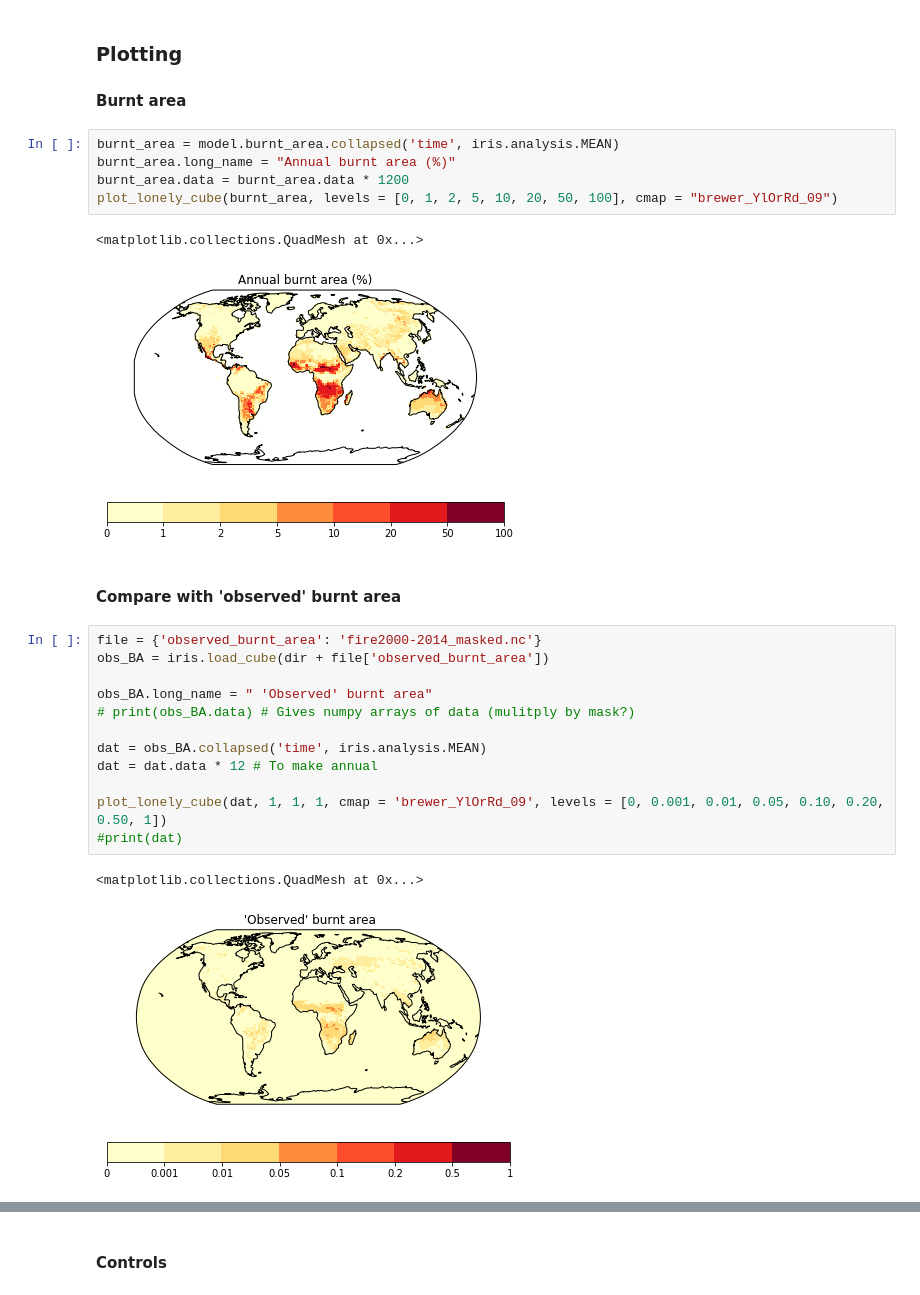
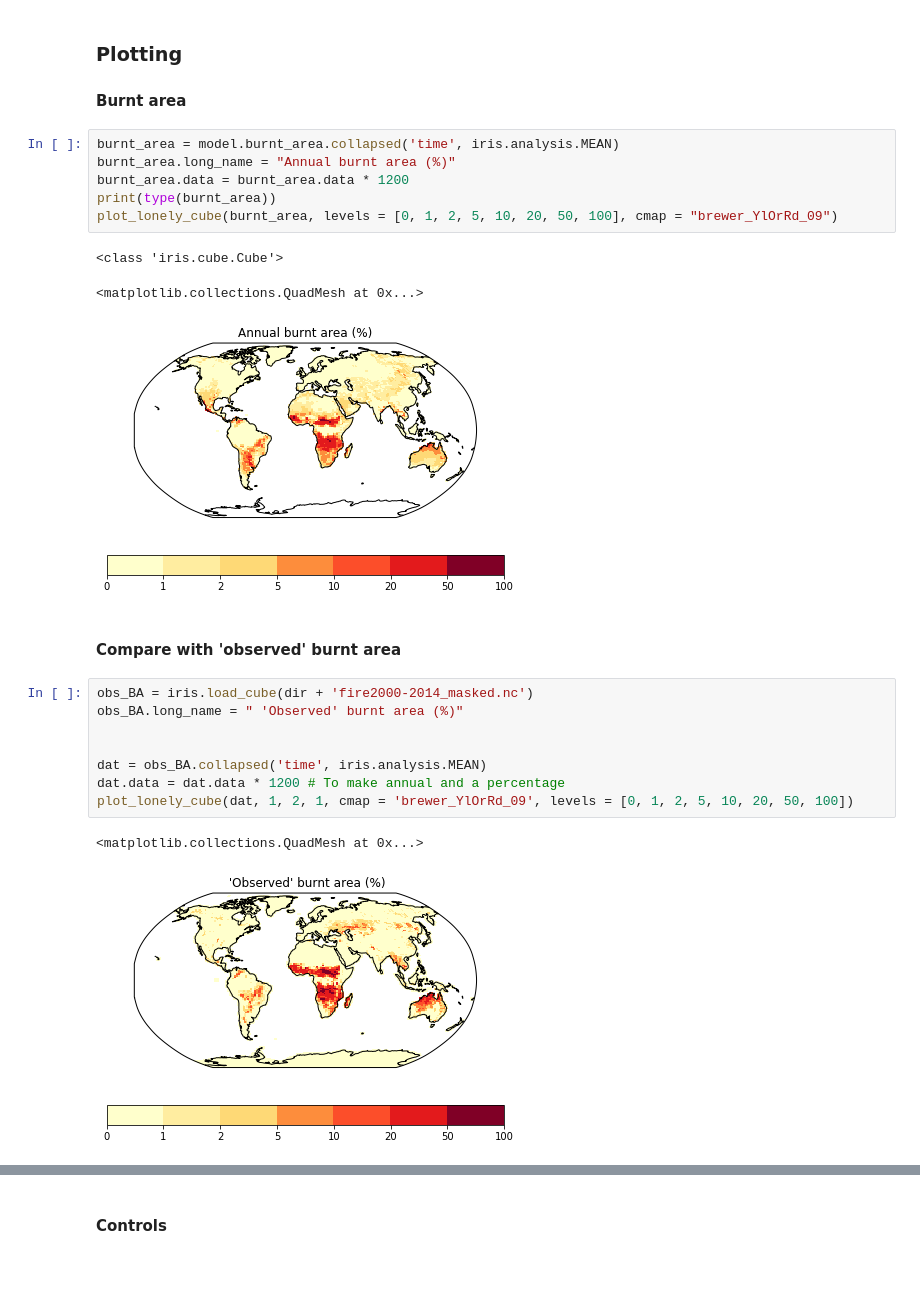
Before and after one commit to douglask3/UKESM-ConFire, a Jupyter notebook: notebooks/make_model_output.ipynb, the cells around one changed output, grey strips where cells are left out. Drawn from its saved outputs; the diff is of its cells as text; blank space fills up the shorter version.

Commit message:
Fire data successfully masked

```diff
--- a/notebooks/make_model_output.ipynb
+++ b/notebooks/make_model_output.ipynb
@@ -366,24 +366,22 @@ model = ConFIRE(input_data, params.median()) #(Can run with mean)
 burnt_area = model.burnt_area.collapsed('time', iris.analysis.MEAN)
 burnt_area.long_name = "Annual burnt area (%)"
 burnt_area.data = burnt_area.data * 1200
+print(type(burnt_area))
 plot_lonely_cube(burnt_area, levels = [0, 1, 2, 5, 10, 20, 50, 100], cmap = "brewer_YlOrRd_09")
 # %% [output]
-<matplotlib.collections.QuadMesh at 0x...>
+<class 'iris.cube.Cube'>
+<matplotlib.collections.QuadMesh at 0x...>
 [figure]
 # %% [markdown]
 #### Compare with 'observed' burnt area
 # %%
-file = {'observed_burnt_area': 'fire2000-2014_masked.nc'}
-obs_BA = iris.load_cube(dir + file['observed_burnt_area'])
+obs_BA = iris.load_cube(dir + 'fire2000-2014_masked.nc')
+obs_BA.long_name = " 'Observed' burnt area (%)"
 
-obs_BA.long_name = " 'Observed' burnt area"
-# print(obs_BA.data) # Gives numpy arrays of data (mulitply by mask?)
 
 dat = obs_BA.collapsed('time', iris.analysis.MEAN)
-dat = dat.data * 12 # To make annual
-
-plot_lonely_cube(dat, 1, 1, 1, cmap = 'brewer_YlOrRd_09', levels = [0, 0.001, 0.01, 0.05, 0.10, 0.20, 0.50, 1])
-#print(dat)
+dat.data = dat.data * 1200 # To make annual and a percentage
+plot_lonely_cube(dat, 1, 2, 1, cmap = 'brewer_YlOrRd_09', levels = [0, 1, 2, 5, 10, 20, 50, 100])
 # %% [output]
 <matplotlib.collections.QuadMesh at 0x...>
-[figure, old version]
+[figure, new version]
```
Also changed, not shown: parts of 1 cell of this notebook, 1 other file.
